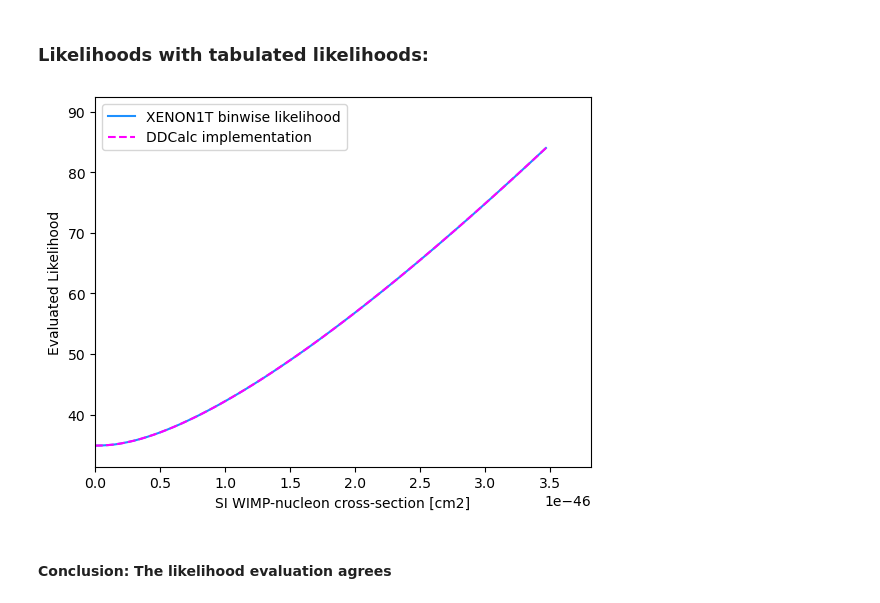
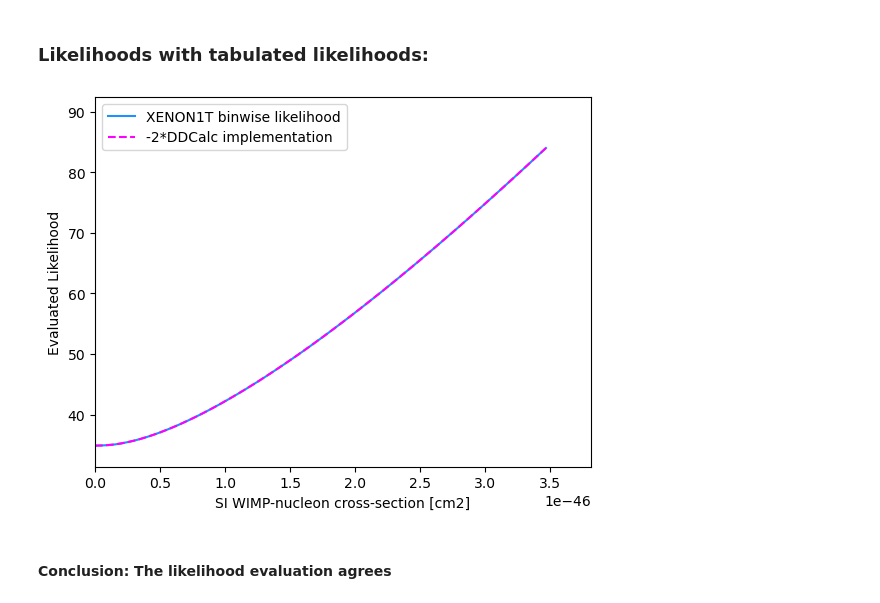
Before and after one commit to kdund/ddcalc_test, a Jupyter notebook: binwise_ddcalc_verification.ipynb, the cells around one changed output. Saved outputs shown, nothing was run; the diff lists cells and outputs as text; code cells hidden in the pictures.

```diff
--- a/binwise_ddcalc_verification.ipynb
+++ b/binwise_ddcalc_verification.ipynb
@@ -138,20 +137,20 @@ for i in tqdm(range(NBins)):
 # %%
 plt.clf()
 mask1 = np.isfinite(ll_binwise_nominal)
 mask2 = np.isfinite(ll_ddcalc)
 ymin = 0.9*np.min(ll_binwise_nominal[mask1])
 ymax = 1.1*np.max(ll_binwise_nominal[mask1])
 xmax = np.max(sigmas[mask1])*1.1
 plt.plot(sigmas[mask1]*1e-36, ll_binwise_nominal[mask1], color="dodgerblue", label="XENON1T binwise likelihood")
-plt.plot(sigmas[mask2]*1e-36, ll_ddcalc[mask2], color="magenta", linestyle="--", label="DDCalc implementation")
+plt.plot(sigmas[mask2]*1e-36, -2*ll_ddcalc[mask2], color="magenta", linestyle="--", label="-2*DDCalc implementation")
 plt.ylim(ymin, ymax)
 plt.xlim(0,xmax*1e-36)
 plt.legend()
 plt.ylabel("Evaluated Likelihood")
 plt.xlabel("SI WIMP-nucleon cross-section [cm2]")
 plt.show()
 # %% [output]
-[figure, old version]
+[figure, new version]
 # %% [markdown]
 #### Conclusion: The likelihood evaluation agrees
 # %% [markdown]
```
Also changed, not shown: parts of 1 cell of this notebook.
